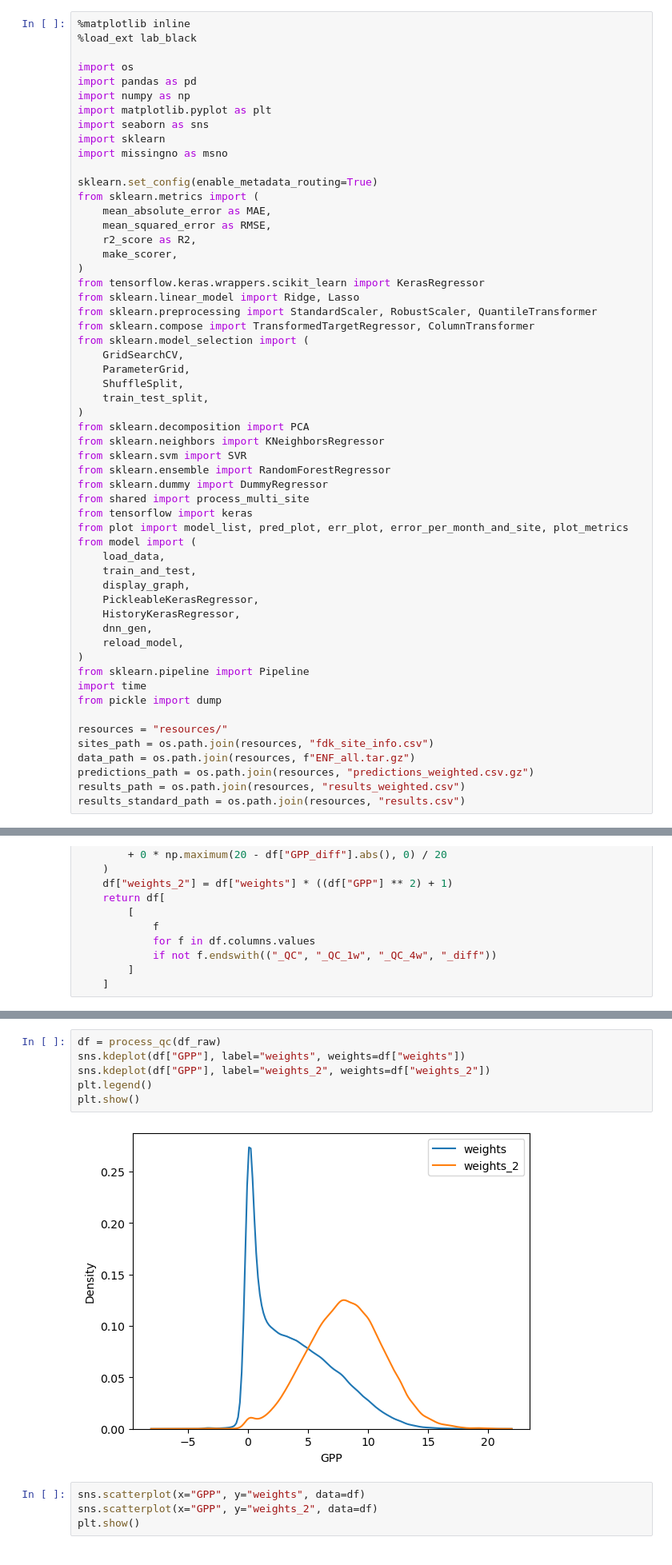
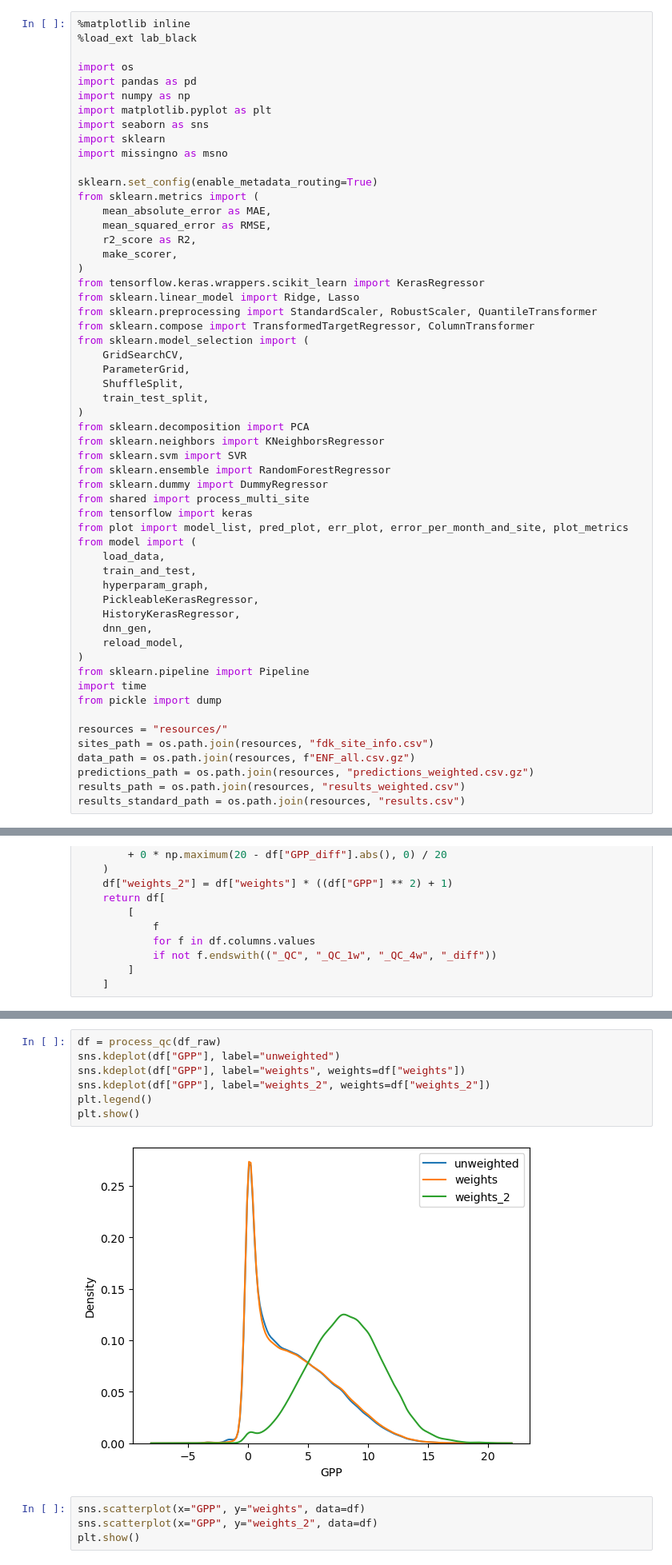
Before and after one commit to marcadella/GPP-prediction, a Jupyter notebook: 8_with_sample_weight.ipynb, the cells around one changed output, grey strips where cells are left out. Shown at 80% size. Drawn from its saved outputs; the diff is of its cells as text.

```diff
--- a/8_with_sample_weight.ipynb
+++ b/8_with_sample_weight.ipynb
@@ -38,7 +38,7 @@ from plot import model_list, pred_plot, err_plot, error_per_month_and_site, plot
 from model import (
     load_data,
     train_and_test,
-    display_graph,
+    hyperparam_graph,
     PickleableKerasRegressor,
     HistoryKerasRegressor,
     dnn_gen,
@@ -50,7 +50,7 @@ from pickle import dump
 
 resources = "resources/"
 sites_path = os.path.join(resources, "fdk_site_info.csv")
-data_path = os.path.join(resources, f"ENF_all.tar.gz")
+data_path = os.path.join(resources, f"ENF_all.csv.gz")
 predictions_path = os.path.join(resources, "predictions_weighted.csv.gz")
 results_path = os.path.join(resources, "results_weighted.csv")
 results_standard_path = os.path.join(resources, "results.csv")
@@ -112,12 +115,13 @@ plt.show()
 [figure]
 # %%
 df = process_qc(df_raw)
+sns.kdeplot(df["GPP"], label="unweighted")
 sns.kdeplot(df["GPP"], label="weights", weights=df["weights"])
 sns.kdeplot(df["GPP"], label="weights_2", weights=df["weights_2"])
 plt.legend()
 plt.show()
 # %% [output]
-[figure, old version]
+[figure, new version]
 # %%
 sns.scatterplot(x="GPP", y="weights", data=df)
 sns.scatterplot(x="GPP", y="weights_2", data=df)
```
Also changed, not shown: parts of 10 cells of this notebook, 19 other files.
